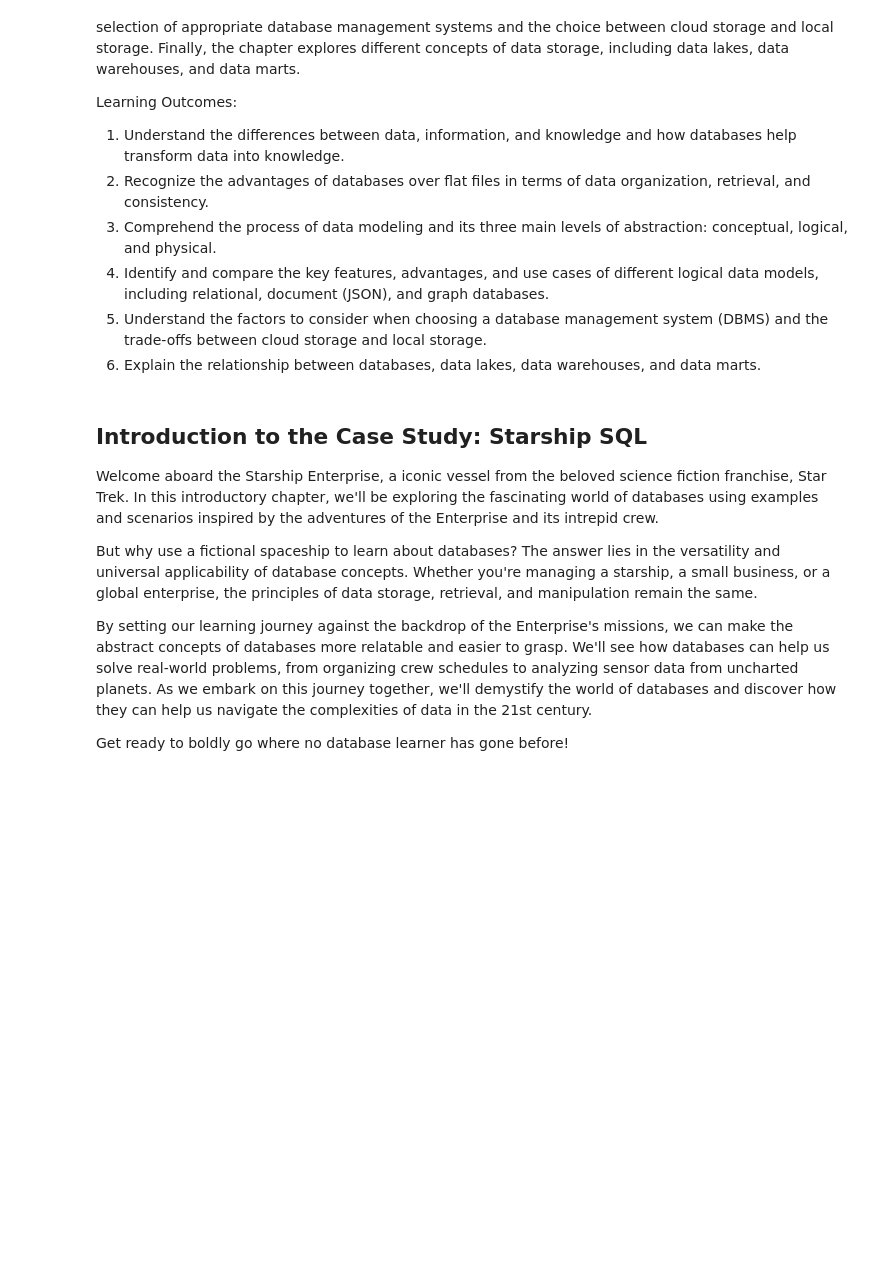
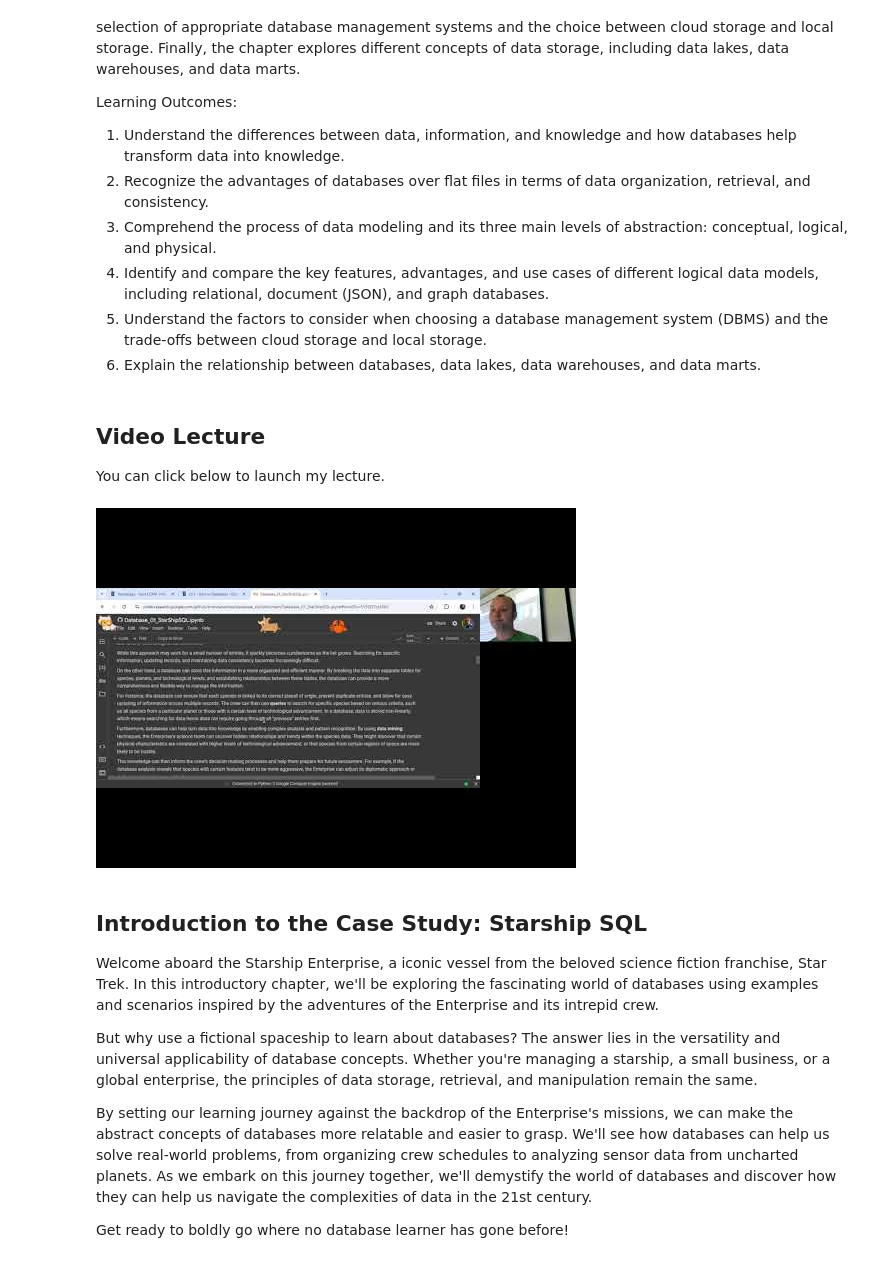
Before and after one commit to brendanpshea/database_sql, a Jupyter notebook: Database_01_StarShipSQL.ipynb, the cells around one changed output. Saved outputs shown, nothing was run; the diff lists cells and outputs as text; code cells hidden in the pictures; blank space fills up the shorter version.

```diff
--- a/Database_01_StarShipSQL.ipynb
+++ b/Database_01_StarShipSQL.ipynb
@@ -14,6 +14,14 @@ Learning Outcomes:
 4.  Identify and compare the key features, advantages, and use cases of different logical data models, including relational, document (JSON), and graph databases.
 5.  Understand the factors to consider when choosing a database management system (DBMS) and the trade-offs between cloud storage and local storage.
 6.  Explain the relationship between databases, data lakes, data warehouses, and data marts.
+# %% [markdown]
+## Video Lecture
+You can click below to launch my lecture.
+# %%
+from IPython.display import YouTubeVideo
+YouTubeVideo('fZdaL-TefdM', width=800, height=500)
+# %% [output]
+[figure, added]
 # %% [markdown]
 ## Introduction to the Case Study: Starship SQL
 Welcome aboard the Starship Enterprise, a iconic vessel from the beloved science fiction franchise, Star Trek. In this introductory chapter, we'll be exploring the fascinating world of databases using examples and scenarios inspired by the adventures of the Enterprise and its intrepid crew.
```
